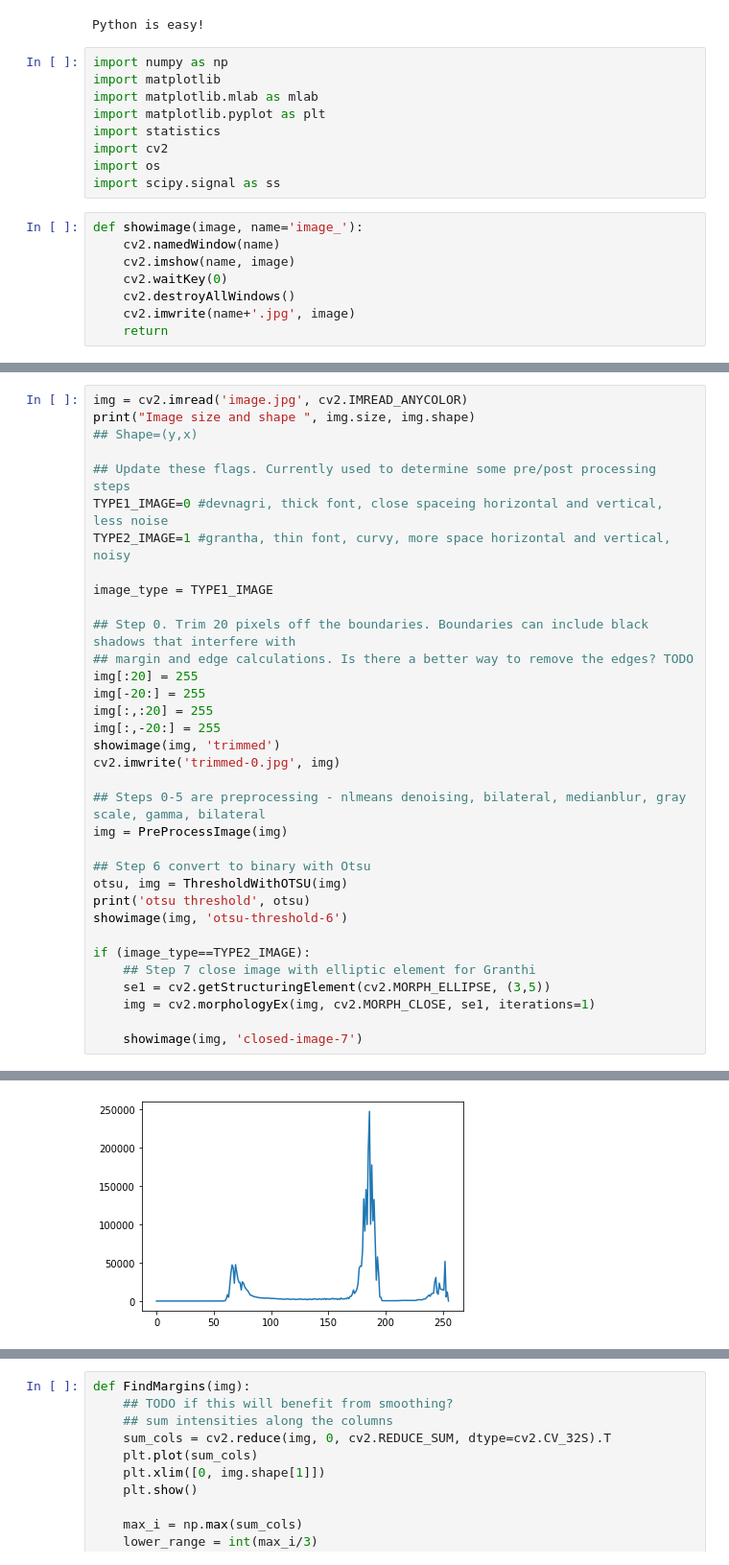
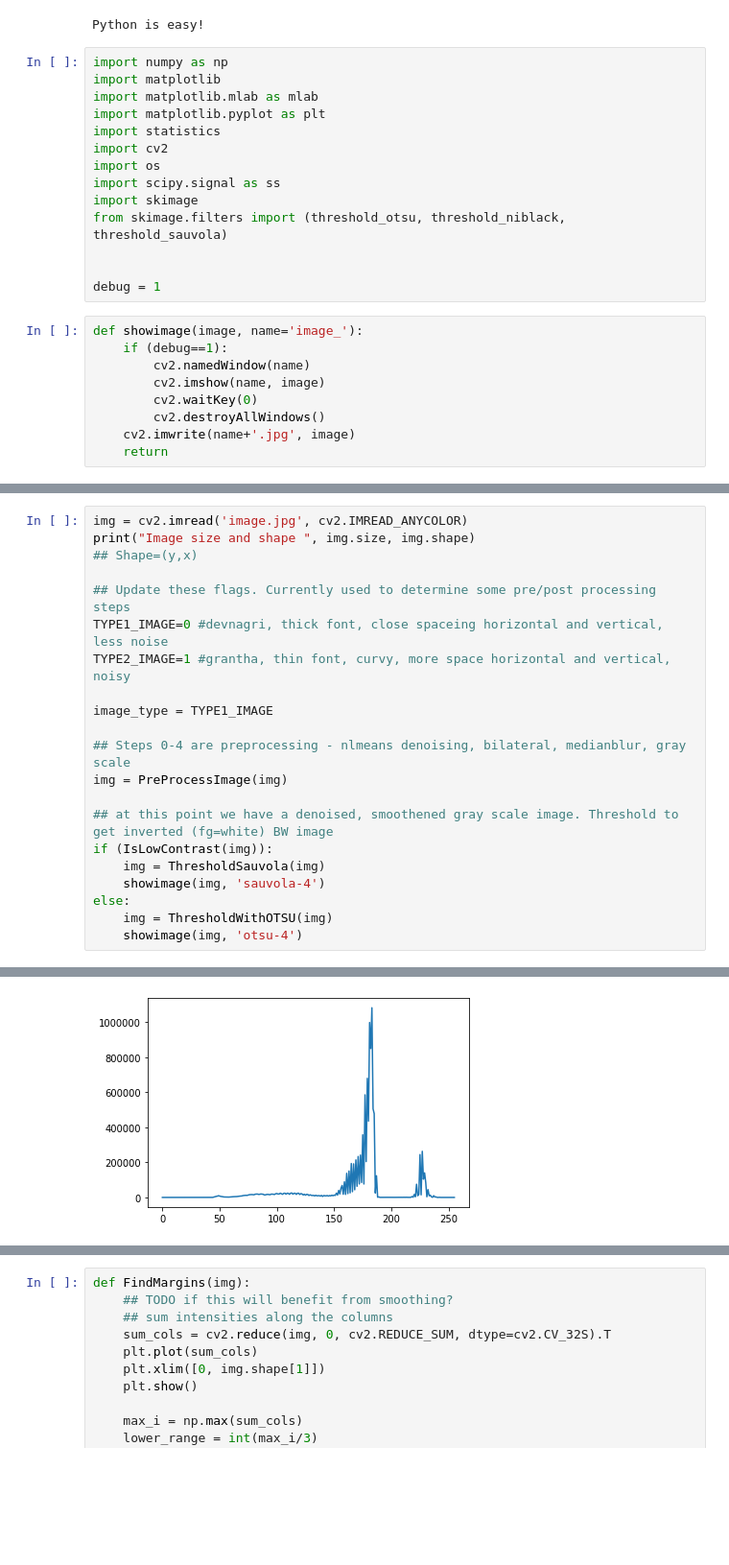
Before and after one commit to suchakr/ImageWork, a Jupyter notebook: Image Work.ipynb, the cells around one changed output, grey strips where cells are left out. Shown: that part at 96% size. Saved outputs shown, nothing was run; the diff lists cells and outputs as text; blank space fills up the shorter version.

Commit message:
Thresholding updates
Major updates to thresholding logic. Use Sauvola for low contrast images. Also removed gaussian smoothing after grey scale.

```diff
--- a/Image Work.ipynb
+++ b/Image Work.ipynb
@@ -11,11 +11,17 @@ import statistics
 import cv2
 import os
 import scipy.signal as ss
+import skimage
+from skimage.filters import (threshold_otsu, threshold_niblack, threshold_sauvola)
+
+
+debug = 1
 # %%
 def showimage(image, name='image_'):
-    cv2.namedWindow(name)
-    cv2.imshow(name, image)
-    cv2.waitKey(0)
-    cv2.destroyAllWindows()
+    if (debug==1):
+        cv2.namedWindow(name)
+        cv2.imshow(name, image)
+        cv2.waitKey(0)
+        cv2.destroyAllWindows()
     cv2.imwrite(name+'.jpg', image)
     return
@@ -122,27 +197,14 @@ TYPE2_IMAGE=1 #grantha, thin font, curvy, more space horizontal and vertical, no
 
 image_type = TYPE1_IMAGE
 
-## Step 0. Trim 20 pixels off the boundaries. Boundaries can include black shadows that interfere with
-## margin and edge calculations. Is there a better way to remove the edges? TODO
-img[:20] = 255
-img[-20:] = 255
-img[:,:20] = 255
-img[:,-20:] = 255
-showimage(img, 'trimmed')
-cv2.imwrite('trimmed-0.jpg', img)
-
-## Steps 0-5 are preprocessing - nlmeans denoising, bilateral, medianblur, gray scale, gamma, bilateral
+## Steps 0-4 are preprocessing - nlmeans denoising, bilateral, medianblur, gray scale
 img = PreProcessImage(img)
 
-## Step 6 convert to binary with Otsu
-otsu, img = ThresholdWithOTSU(img)
-print('otsu threshold', otsu)
-showimage(img, 'otsu-threshold-6')
-
-if (image_type==TYPE2_IMAGE):
-    ## Step 7 close image with elliptic element for Granthi
-    se1 = cv2.getStructuringElement(cv2.MORPH_ELLIPSE, (3,5))
-    img = cv2.morphologyEx(img, cv2.MORPH_CLOSE, se1, iterations=1)
-
-    showimage(img, 'closed-image-7')
+## at this point we have a denoised, smoothened gray scale image. Threshold to get inverted (fg=white) BW image
+if (IsLowContrast(img)):
+    img = ThresholdSauvola(img)
+    showimage(img, 'sauvola-4')
+else:
+    img = ThresholdWithOTSU(img)
+    showimage(img, 'otsu-4')
 # %% [output]
@@ -150 +212 @@ Image size and shape  9052500 (1207, 2500, 3)
-[figure, old version]
+[figure, new version]
```
Also changed, not shown: parts of 11 cells of this notebook.
